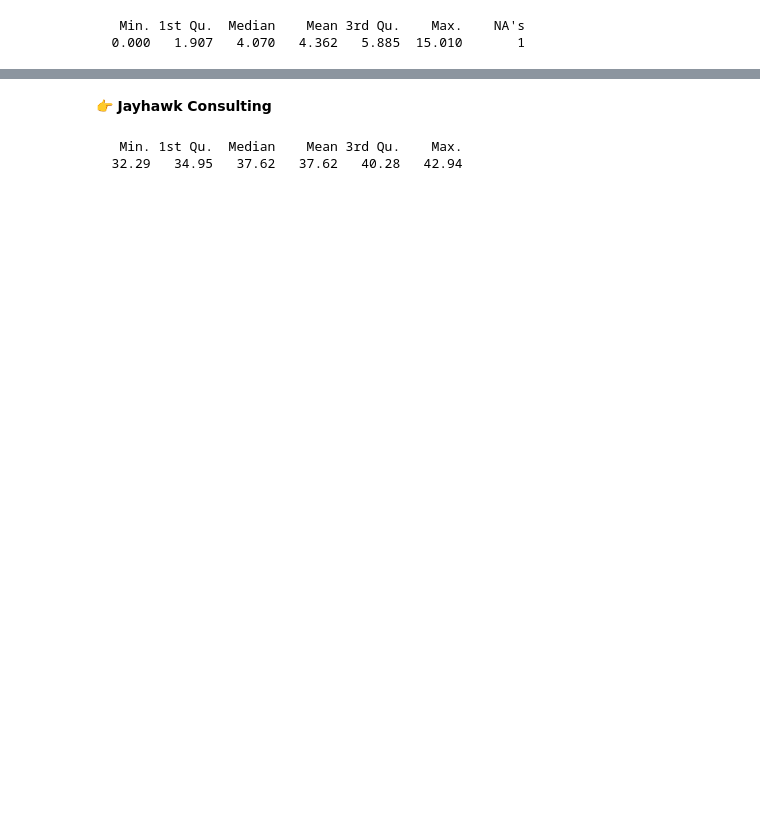
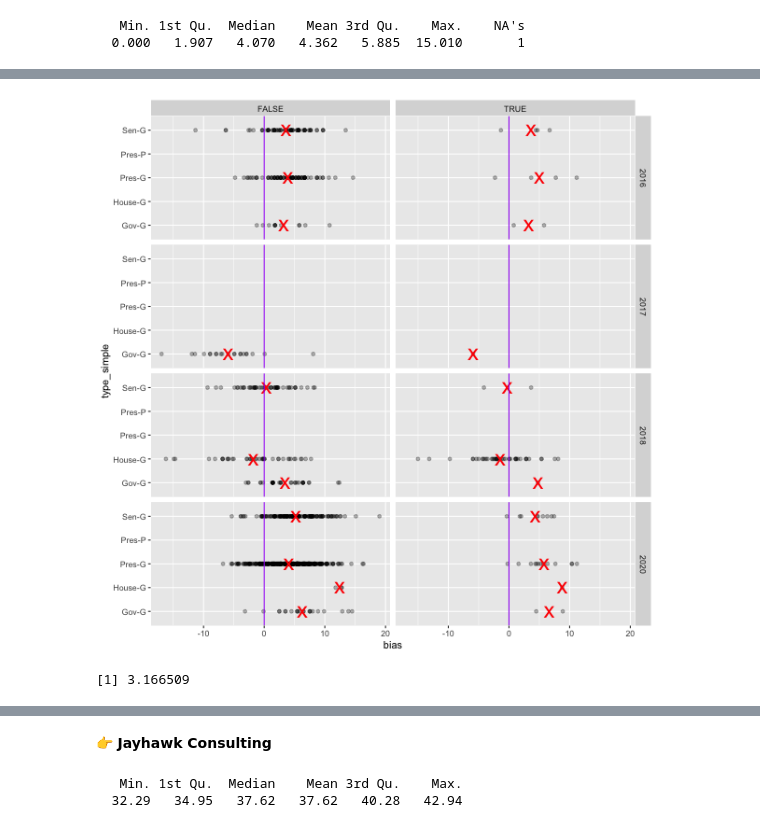
Before and after one commit to data4news-students/polling-exploration-minju-megan, a Jupyter notebook: notebook-3.ipynb, the cells around one changed output, grey strips where cells are left out. Saved outputs shown, nothing was run; the diff lists cells and outputs as text; code cells hidden in the pictures; blank space fills up the shorter version.

```diff
--- a/notebook-3.ipynb
+++ b/notebook-3.ipynb
@@ -119,0 +152,31 @@ abs(siena$bias) %>% summary()
+# %%
+%%R -w 600 -h 600
+
+plot_bias <- function(pollster_of_interest) {
+
+    pollster_df <- df %>% filter(pollster==pollster_of_interest)
+
+    only_races_this_pollster_has_polled <- pollster_df$race %>% unique()
+
+    polls_from_races_this_pollster_has_polled <- df %>% filter(race %in% only_races_this_pollster_has_polled)
+
+    ggplot(polls_from_races_this_pollster_has_polled) +
+        aes(x=bias, y=type_simple) +
+        geom_point(alpha=0.3) +
+        stat_summary(fun.y=mean, geom="point", shape="x",
+                     size=8, color="red", alpha=1) +
+        geom_vline(aes(xintercept=0), color="purple") +
+        facet_grid(year~pollster==pollster_of_interest)
+
+}
+
+plot_bias('Siena College/The New York Times Upshot')
+# %% [output]
+[figure, added]
+# %%
+%%R
+
+bias_without_na <- na.omit(abs(siena$bias))
+sd(bias_without_na)
+# %% [output]
+[1] 3.166509
```
Also changed, not shown: parts of 26 cells of this notebook.
